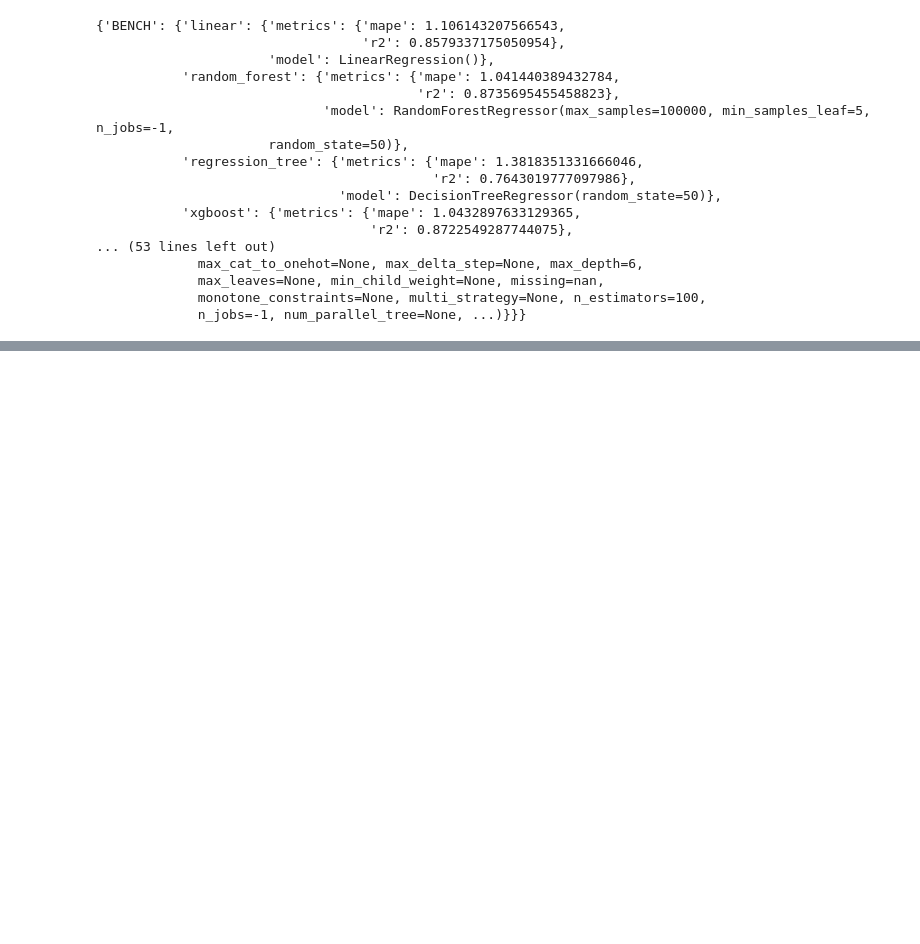
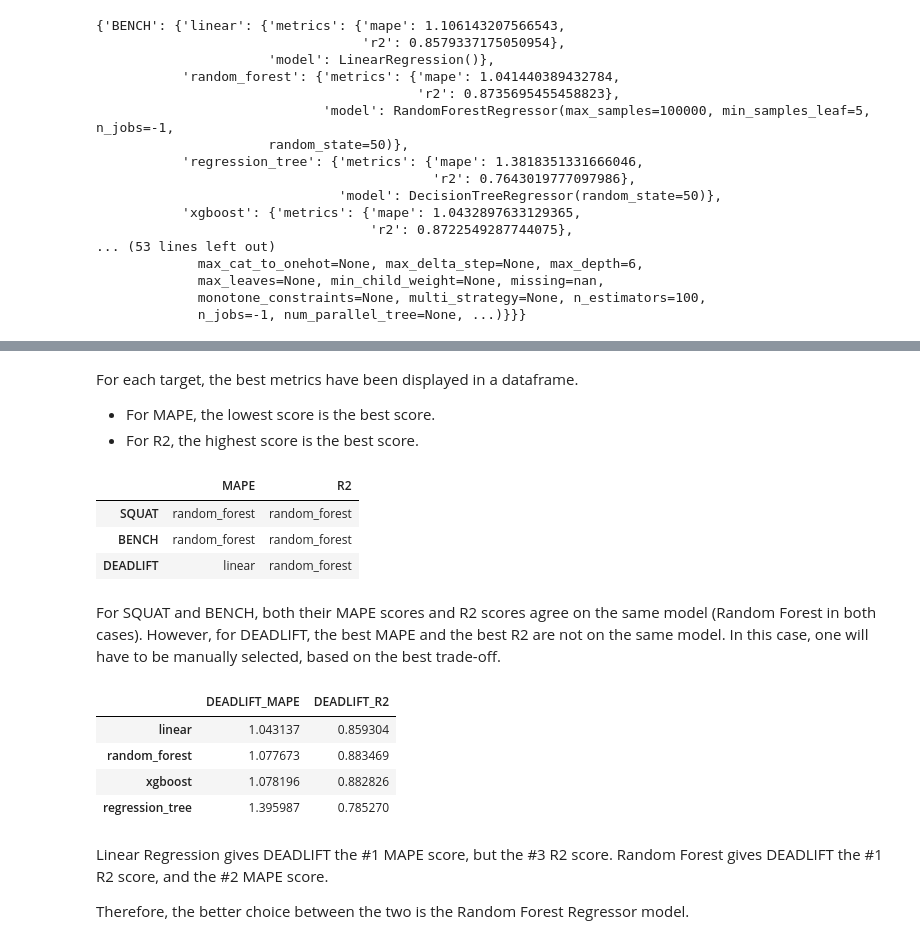
Before and after one commit to Tahsin-T-Ahmed/powerlift-predictor-ai, a Jupyter notebook: analysis.ipynb, the cells around one changed output, grey strips where cells are left out. Saved outputs shown, nothing was run; the diff lists cells and outputs as text; code cells hidden in the pictures; blank space fills up the shorter version.

```diff
--- a/analysis.ipynb
+++ b/analysis.ipynb
@@ -1068,0 +1093,46 @@ pprint(model_map)
+# %% [markdown]
+For each target, the best metrics have been displayed in a dataframe.
+- For MAPE, the lowest score is the best score.
+- For R2, the highest score is the best score.
+# %%
+# IDENTIFYING BEST MODEL PER TARGET, BASED ON METRICS
+
+best_model_df = pd.DataFrame(
+    columns = ["MAPE", "R2"]
+)
+
+for lift in lifts:
+    # print(f"Best MAPE on {lift}:", end = ' ')
+    mape_col = f"{lift}_MAPE"
+    min_mape_idx = metrics_df[mape_col].idxmin()
+    # print(f"{min_mape_idx} ({np.round(metrics_df.loc[min_mape_idx, mape_col], 2)}%)")
+    best_model_df.loc[lift, "MAPE"] = min_mape_idx
+
+    # print(f"Best R2 on {lift}:", end = ' ')
+    r2_col = f"{lift}_R2"
+    max_r2_idx = metrics_df[r2_col].idxmax()
+    # print(f"{max_r2_idx} ({np.round(metrics_df.loc[max_r2_idx, r2_col], 2)})")
+    best_model_df.loc[lift, "R2"] = max_r2_idx
+
+best_model_df
+# %% [output]
+|  | MAPE | R2 |
+| SQUAT | random_forest | random_forest |
+| BENCH | random_forest | random_forest |
+| DEADLIFT | linear | random_forest |
+# %% [markdown]
+For SQUAT and BENCH, both their MAPE scores and R2 scores agree on the same model (Random Forest in both cases).
+However, for DEADLIFT, the best MAPE and the best R2 are not on the same model. In this case, one will have to be manually selected, based on the best trade-off.
+# %%
+metrics_df[["DEADLIFT_MAPE", "DEADLIFT_R2"]]
+# %% [output]
+|  | DEADLIFT_MAPE | DEADLIFT_R2 |
+| linear | 1.043137 | 0.859304 |
+| random_forest | 1.077673 | 0.883469 |
+| xgboost | 1.078196 | 0.882826 |
+| regression_tree | 1.395987 | 0.785270 |
+# %% [markdown]
+Linear Regression gives DEADLIFT the #1 MAPE score, but the #3 R2 score.
+Random Forest gives DEADLIFT the #1 R2 score, and the #2 MAPE score.
+
+Therefore, the better choice between the two is the Random Forest Regressor model.
```
Also changed, not shown: parts of 1 cell of this notebook.
